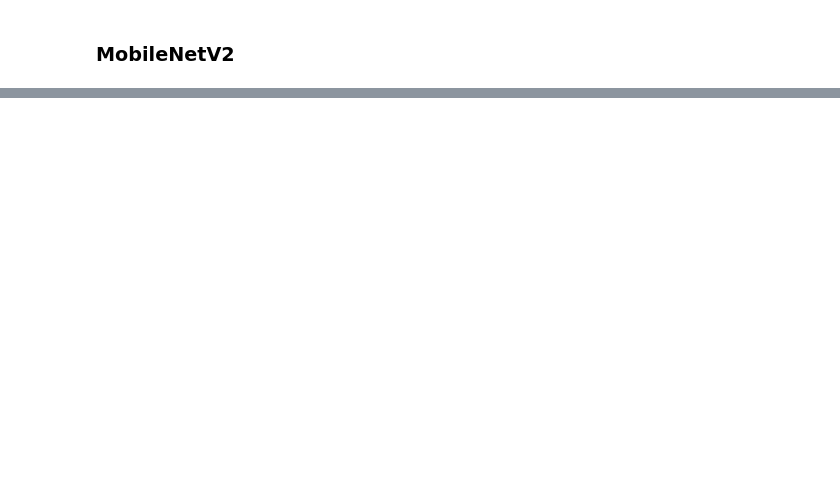
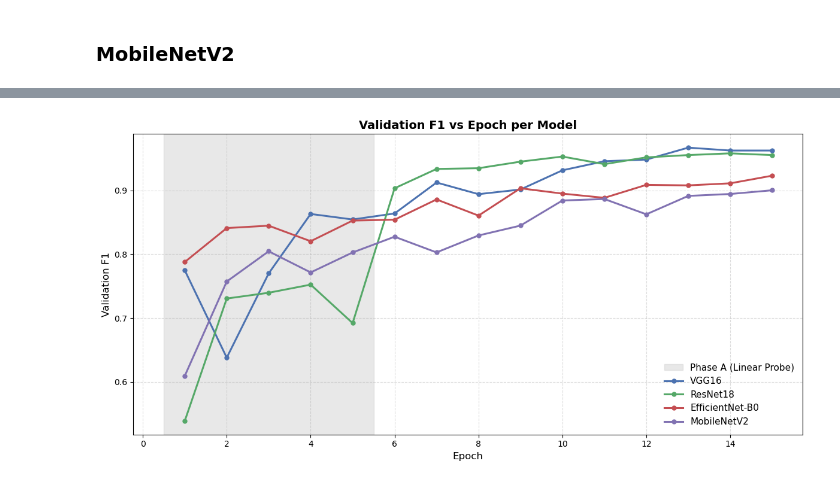
Before and after one commit to Sooihk/Apziva-Project-4-MonReader, a Jupyter notebook: notebooks/monreader.ipynb, the cells around one changed output, grey strips where cells are left out. Saved outputs shown, nothing was run; the diff lists cells and outputs as text; code cells hidden in the pictures; blank space fills up the shorter version.

```diff
--- a/notebooks/monreader.ipynb
+++ b/notebooks/monreader.ipynb
@@ -1097,0 +1257,37 @@ MobileNetV2Binary(
+# %%
+def plot_f1_curves(f1_histories: Dict[str, List[float]], phase_a_epochs: int = 5) -> None:
+    """Industry‑style F1 vs epoch plot with Phase A/B divider."""
+
+    colors = ["#4C72B0", "#55A868", "#C44E52", "#8172B2"]
+    plt.figure(figsize=(12, 6))
+
+    # --- Phase A shaded region ---
+    plt.axvspan(
+        0.5,                          # slightly before epoch 1
+        phase_a_epochs + 0.5,         # slightly after last Phase A epoch
+        color="lightgrey",
+        alpha=0.50,
+        label="Phase A (Linear Probe)",
+    )
+
+    for (name, f1_list), color in zip(f1_histories.items(), colors):
+        epochs = np.arange(1, len(f1_list) + 1)
+        plt.plot(
+            epochs, f1_list,
+            marker="o", markersize=5,
+            linewidth=2.2,
+            color=color,
+            label=name,
+        )
+
+    plt.xlabel("Epoch", fontsize=12)
+    plt.ylabel("Validation F1", fontsize=12)
+    plt.title("Validation F1 vs Epoch per Model", fontsize=14, weight="bold")
+    plt.grid(True, linestyle="--", alpha=0.45)
+    plt.legend(frameon=False, fontsize=11)
+    plt.tight_layout()
+    plt.show()
+
+plot_f1_curves(f1_histories, 5)
+# %% [output]
+[figure, added]
```
Also changed, not shown: parts of 21 cells of this notebook, 1 other file.
